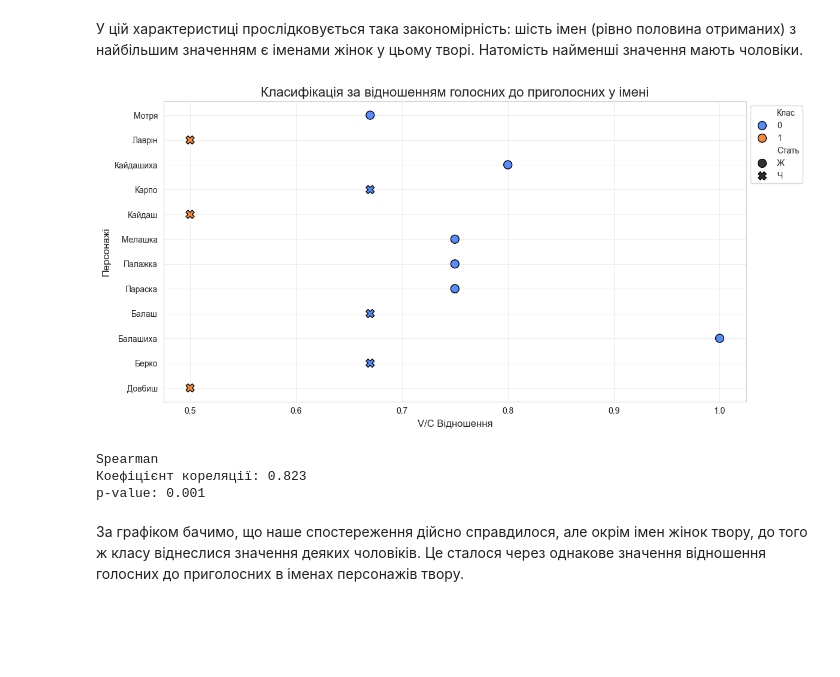
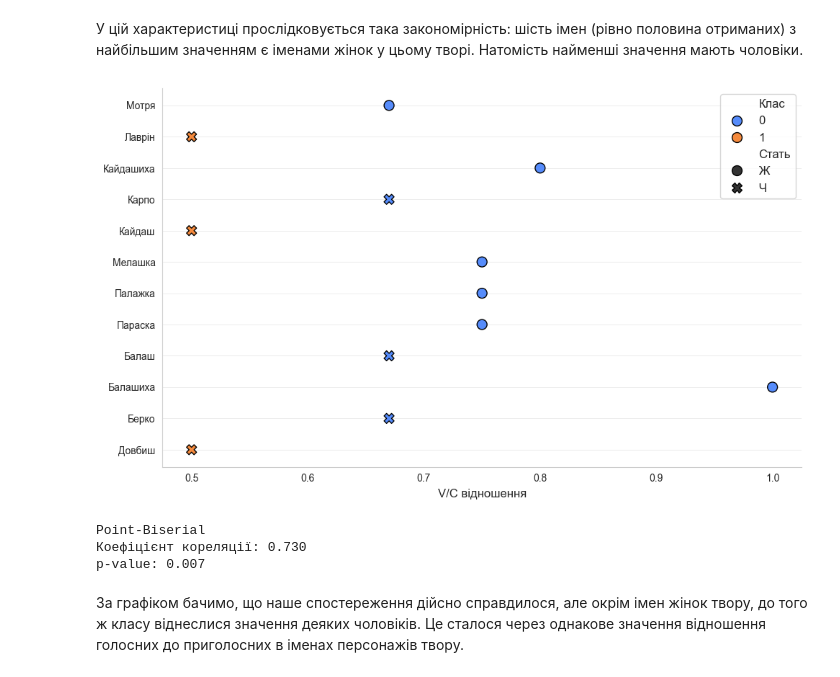
Before and after one commit to mzabrodin/nlp-book-analysis, a Jupyter notebook: lab02/Zabrodin_file_6.ipynb, the cells around one changed output. Saved outputs shown, nothing was run; the diff lists cells and outputs as text; code cells hidden in the pictures; blank space fills up the shorter version.

```diff
--- a/lab02/Zabrodin_file_6.ipynb
+++ b/lab02/Zabrodin_file_6.ipynb
@@ -230,51 +230,52 @@ df_vc_ratio['Стать'] = df_vc_ratio['Персонаж'].map(gender_map)
 features = ['V/C Відношення']
 X = df_vc_ratio[features]
 
 scaler = StandardScaler()
 X_scaled = scaler.fit_transform(X)
 
 kmeans = KMeans(n_clusters=2, random_state=42, n_init=10)
 df_vc_ratio['Клас'] = kmeans.fit_predict(X_scaled)
 
 sns.set_style("whitegrid")
 
-fig, ax = plt.subplots(figsize=(12, 6))
+fig, ax = plt.subplots(figsize=(10, 6))
 
 sns.scatterplot(
     data=df_vc_ratio,
     x='V/C Відношення',
     y='Персонаж',
     hue='Клас',
     style='Стать',
     s=100,
     edgecolor='black',
     linewidth=1,
     ax=ax
 )
 
-sns.move_legend(ax, "upper left", bbox_to_anchor=(1, 1))
+sns.move_legend(ax, "upper right", fontsize=12)
 
-ax.set_title("Класифікація за відношенням голосних до приголосних у імені", fontsize=16)
-ax.set_xlabel("V/C Відношення", fontsize=12)
-ax.set_ylabel("Персонажі", fontsize=12)
+ax.set_xlabel("V/C відношення", fontsize=12)
+ax.set_ylabel("")
+ax.xaxis.grid(False)
+sns.despine(ax=ax)
 plt.tight_layout()
 
-plt.savefig(OUTPUT_IMAGE, format='png', transparent=True, dpi=300)
+plt.savefig(OUTPUT_IMAGE, format='png', transparent=True, dpi=300, bbox_inches='tight')
 
 plt.show()
 # %% [output]
-[figure, old version]
+[figure, new version]
 # %%
 df_vc_ratio['Стать_Число'] = df_vc_ratio['Стать'].map({'Ч': 0, 'Ж': 1})
-correlation, p_value = spearmanr(df_vc_ratio['V/C Відношення'], df_vc_ratio['Стать_Число'])
+correlation, p_value = pointbiserialr(df_vc_ratio['Стать_Число'], df_vc_ratio['V/C Відношення'])
 
-print("Spearman")
+print("Point-Biserial")
 print(f"Коефіцієнт кореляції: {correlation:.3f}")
 print(f"p-value: {p_value:.3f}")
 # %% [output]
-Spearman
-Коефіцієнт кореляції: 0.823
-p-value: 0.001
+Point-Biserial
+Коефіцієнт кореляції: 0.730
+p-value: 0.007
 # %% [markdown]
 За графіком бачимо, що наше спостереження дійсно справдилося, але окрім імен жінок твору, до того ж класу віднеслися значення деяких чоловіків. Це сталося через однакове значення відношення голосних до приголосних в іменах персонажів твору.
 # %% [markdown]
```
Also changed, not shown: parts of 9 cells of this notebook, 6 other files.
